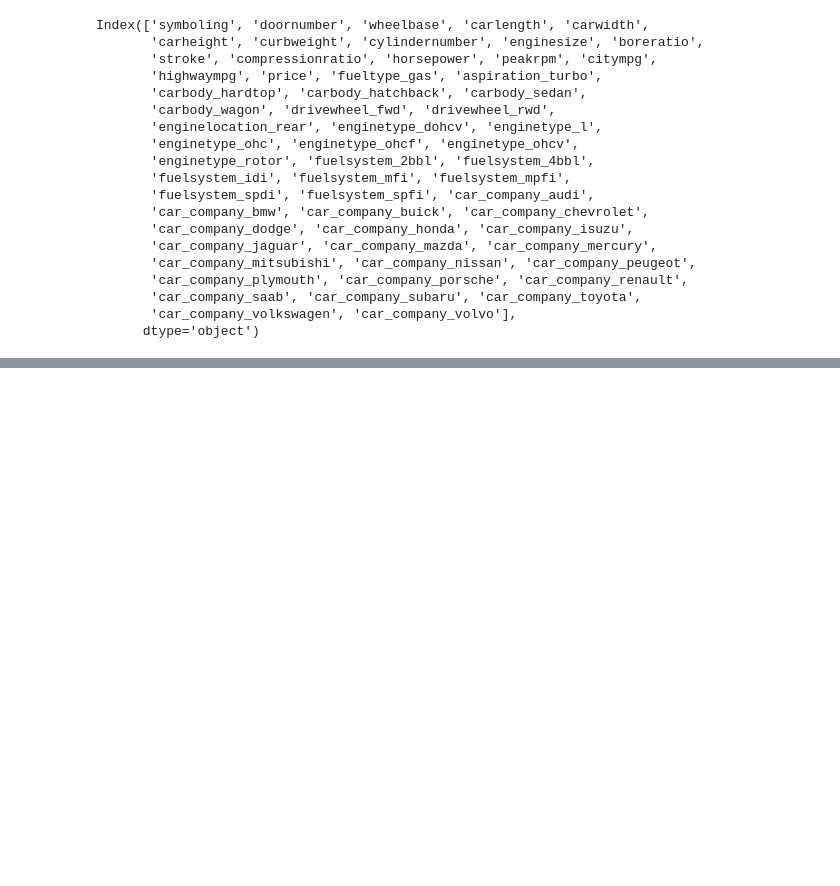
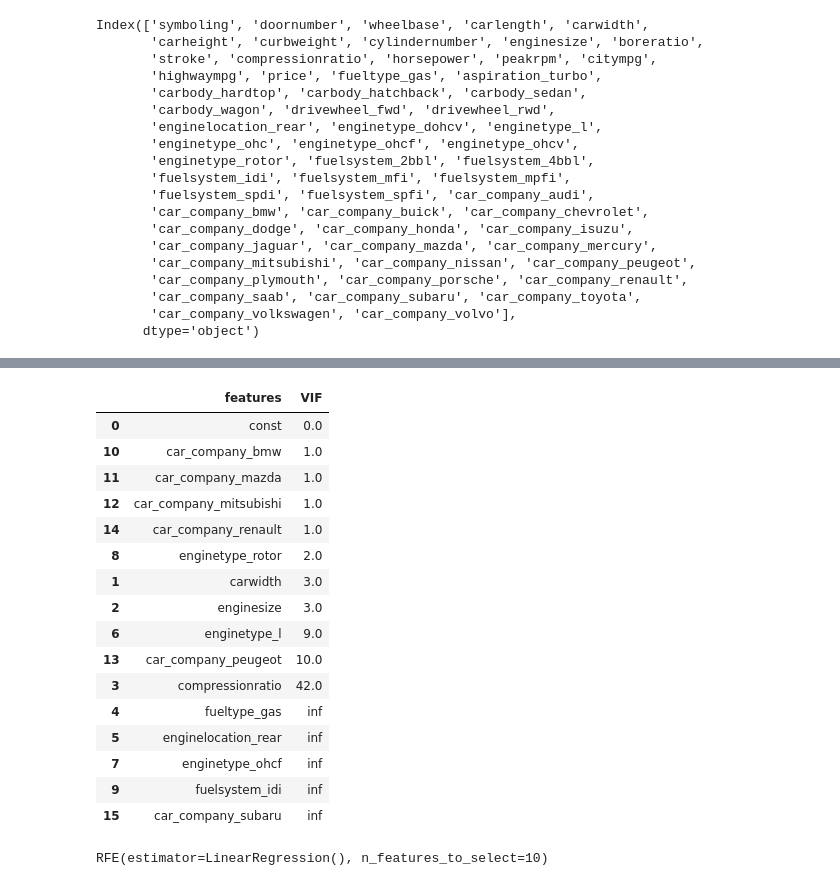
Before and after one commit to kulin-patel/Car-Price-Prediction, a Jupyter notebook: car-price-prediction.ipynb, the cells around one changed output, grey strips where cells are left out. Drawn from its saved outputs; the diff is of its cells as text; code cells hidden in the pictures; blank space fills up the shorter version.

```diff
--- a/car-price-prediction.ipynb
+++ b/car-price-prediction.ipynb
@@ -355,0 +484,4 @@ df_train['varlist']
+# %%
+vif=pd.DataFrame()
+vif['features']=x_train_rfe1.columns
+vif
@@ -355,0 +508,30 @@ df_train['varlist']
+# %%
+vif['VIF']=[variance_inflation_factor(x_train_rfe1.values,i) for i in range(x_train_rfe1.shape[1])]  #to drop corelated
+# %%
+vif['VIF']=round(vif['VIF'])
+# %%
+vif.sort_values(by='VIF')
+# %% [output]
+|  | features | VIF |
+| 0 | const | 0.0 |
+| 10 | car_company_bmw | 1.0 |
+| 11 | car_company_mazda | 1.0 |
+| 12 | car_company_mitsubishi | 1.0 |
+| 14 | car_company_renault | 1.0 |
+| 8 | enginetype_rotor | 2.0 |
+| 1 | carwidth | 3.0 |
+| 2 | enginesize | 3.0 |
+| 6 | enginetype_l | 9.0 |
+| 13 | car_company_peugeot | 10.0 |
+| 3 | compressionratio | 42.0 |
+| 4 | fueltype_gas | inf |
+| 5 | enginelocation_rear | inf |
+| 7 | enginetype_ohcf | inf |
+| 9 | fuelsystem_idi | inf |
+| 15 | car_company_subaru | inf |
+# %%
+lm=LinearRegression()
+rfe2=RFE(lm,10)
+rfe2.fit(x_train,y_train)
+# %% [output]
+RFE(estimator=LinearRegression(), n_features_to_select=10)
```
Also changed, not shown: parts of 44 cells of this notebook.
